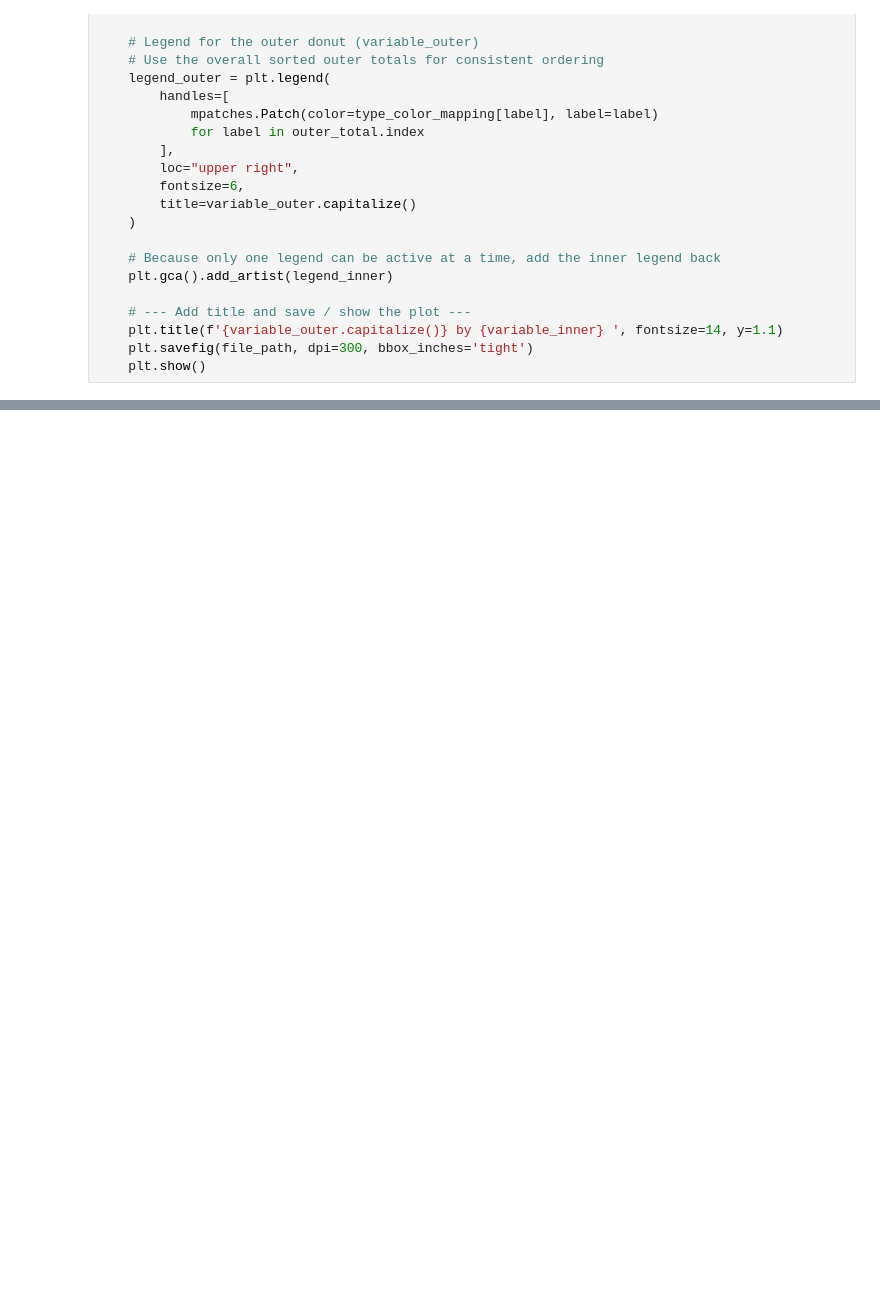
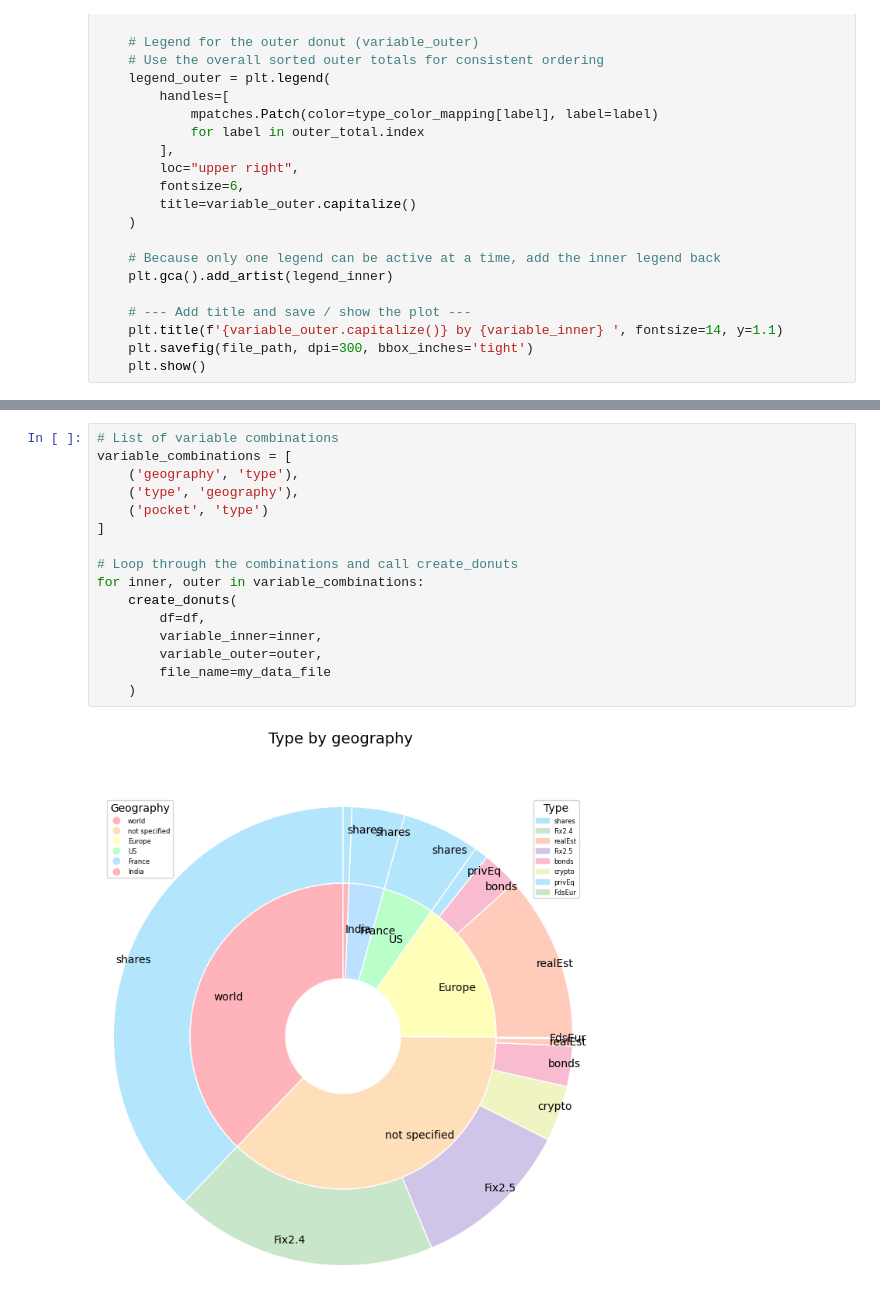
Before and after one commit to dfrome/persoFinViz, a Jupyter notebook: src/notebooks/visualize_01.ipynb, the cells around one changed output, grey strips where cells are left out. Cells and saved outputs as stored; diff of their text form; blank space fills up the shorter version.

```diff
--- a/src/notebooks/visualize_01.ipynb
+++ b/src/notebooks/visualize_01.ipynb
@@ -371,0 +340,18 @@ create_donuts(
+# %%
+# List of variable combinations
+variable_combinations = [
+    ('geography', 'type'),
+    ('type', 'geography'),
+    ('pocket', 'type')
+]
+
+# Loop through the combinations and call create_donuts
+for inner, outer in variable_combinations:
+    create_donuts(
+        df=df,
+        variable_inner=inner,
+        variable_outer=outer,
+        file_name=my_data_file
+    )
+# %% [output]
+[figure, added]
```
Also changed, not shown: parts of 17 cells of this notebook, 1 other file.
